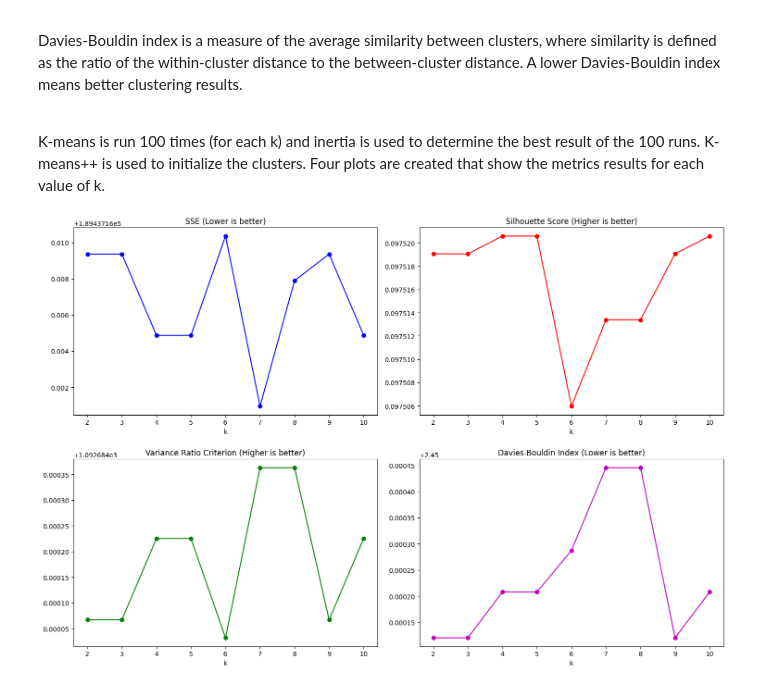
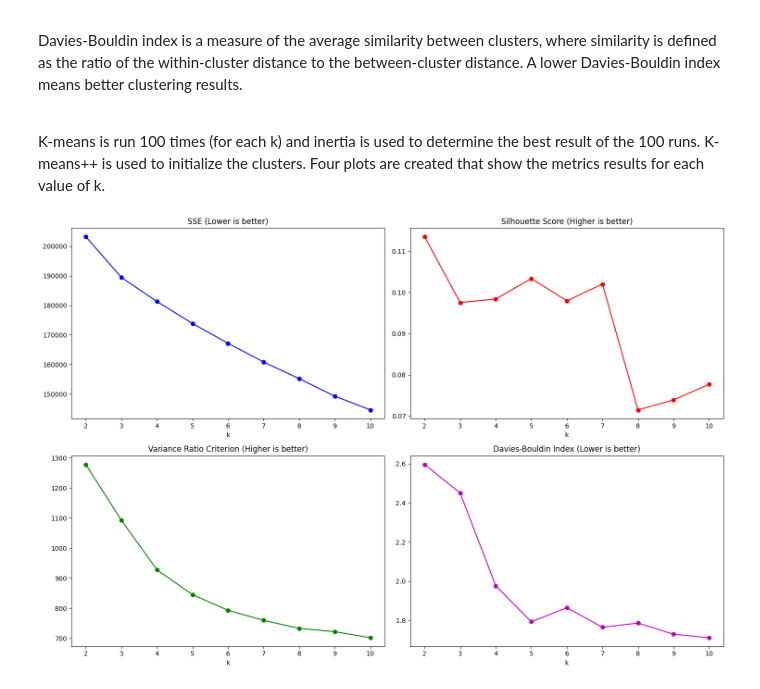
Before and after one commit to jaanisfehling/italian-rap-songs, a Jupyter notebook: clustering/kmeans.ipynb, the cells around one changed output. Cells and saved outputs as stored; diff of their text form; code cells hidden in the pictures.

```diff
--- a/clustering/kmeans.ipynb
+++ b/clustering/kmeans.ipynb
@@ -229,36 +233,39 @@ metrics = {
     'vrc': [], # Variance Ratio Criterion; Calinski, Harabasz
     'davies_bouldin': []
 }
+results = {}
 
 for k in range(2, 11):
-    kmeans = KMeans(n_clusters=3, init="k-means++", n_init=100)
+    kmeans = KMeans(n_clusters=k, init="k-means++", n_init=100)
     labels = kmeans.fit_predict(encoded_df)
+    results[k] = labels
 
     metrics['sse'].append(kmeans.inertia_)
     metrics['silhouette'].append(silhouette_score(encoded_df.values, labels))
     metrics['vrc'].append(calinski_harabasz_score(encoded_df.values, labels))
     metrics['davies_bouldin'].append(davies_bouldin_score(encoded_df.values, labels))
 
 # Plot all metrics
 fig, axes = plt.subplots(2, 2, figsize=(15, 10))
+k_range = range(2, 11)
 
 axes[0,0].plot(k_range, metrics['sse'], 'bo-')
 axes[0,0].set_title('SSE (Lower is better)')
 axes[0,0].set_xlabel('k')
 
 axes[0,1].plot(k_range, metrics['silhouette'], 'ro-')
 axes[0,1].set_title('Silhouette Score (Higher is better)')
 axes[0,1].set_xlabel('k')
 
 axes[1,0].plot(k_range, metrics['vrc'], 'go-')
 axes[1,0].set_title('Variance Ratio Criterion (Higher is better)')
 axes[1,0].set_xlabel('k')
 
 axes[1,1].plot(k_range, metrics['davies_bouldin'], 'mo-')
 axes[1,1].set_title('Davies-Bouldin Index (Lower is better)')
 axes[1,1].set_xlabel('k')
 
 plt.tight_layout()
 plt.show()
 # %% [output]
-[figure, old version]
+[figure, new version]
```
Also changed, not shown: parts of 5 cells of this notebook, 1 other file.
